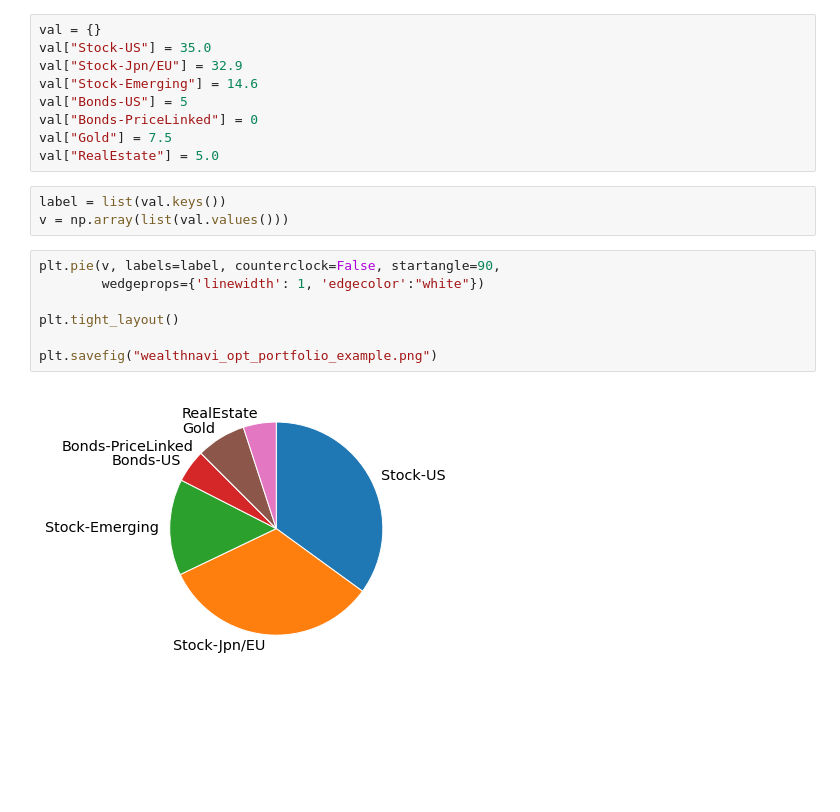
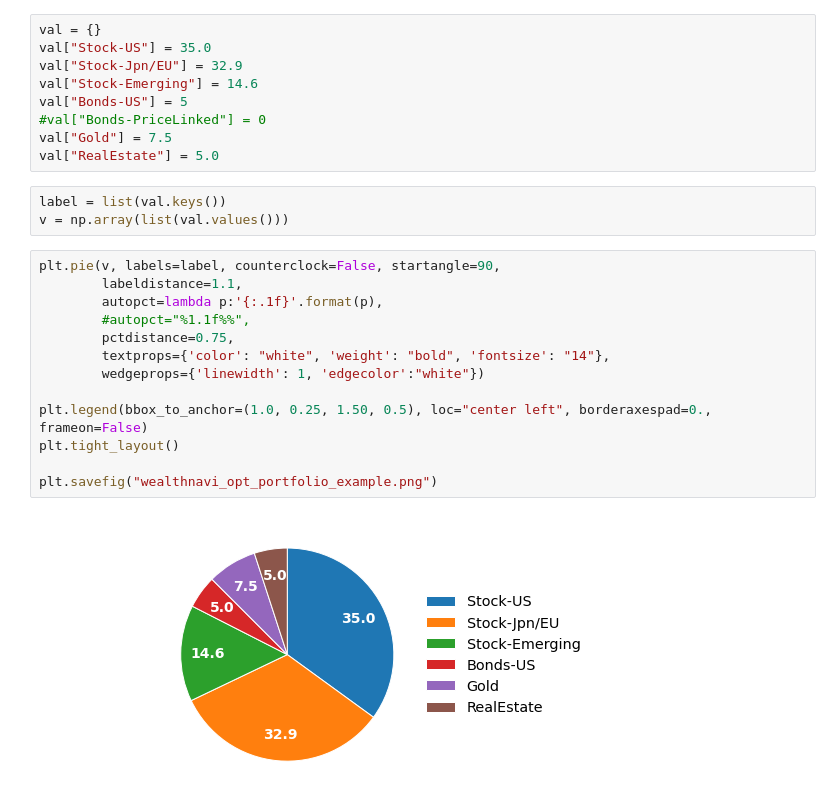
Before and after one commit to kt-q/wealthnavi-portfolio, a Jupyter notebook: wealthnavi_opt_portfolio_example.ipynb, the cells around one changed output. Cells and saved outputs as stored; diff of their text form; blank space fills up the shorter version.

```diff
--- a/wealthnavi_opt_portfolio_example.ipynb
+++ b/wealthnavi_opt_portfolio_example.ipynb
@@ -19,7 +19,7 @@ val["Stock-US"] = 35.0
 val["Stock-Jpn/EU"] = 32.9
 val["Stock-Emerging"] = 14.6
 val["Bonds-US"] = 5
-val["Bonds-PriceLinked"] = 0
+#val["Bonds-PriceLinked"] = 0
 val["Gold"] = 7.5
 val["RealEstate"] = 5.0
 # %%
@@ -27,10 +27,16 @@ label = list(val.keys())
 v = np.array(list(val.values()))
 # %%
 plt.pie(v, labels=label, counterclock=False, startangle=90,
+        labeldistance=1.1,
+        autopct=lambda p:'{:.1f}'.format(p),
+        #autopct="%1.1f%%",
+        pctdistance=0.75,
+        textprops={'color': "white", 'weight': "bold", 'fontsize': "14"},
         wedgeprops={'linewidth': 1, 'edgecolor':"white"})
 
+plt.legend(bbox_to_anchor=(1.0, 0.25, 1.50, 0.5), loc="center left", borderaxespad=0., frameon=False)
 plt.tight_layout()
 
 plt.savefig("wealthnavi_opt_portfolio_example.png")
 # %% [output]
-[figure, old version]
+[figure, new version]
```
Also changed, not shown: 1 other file.
